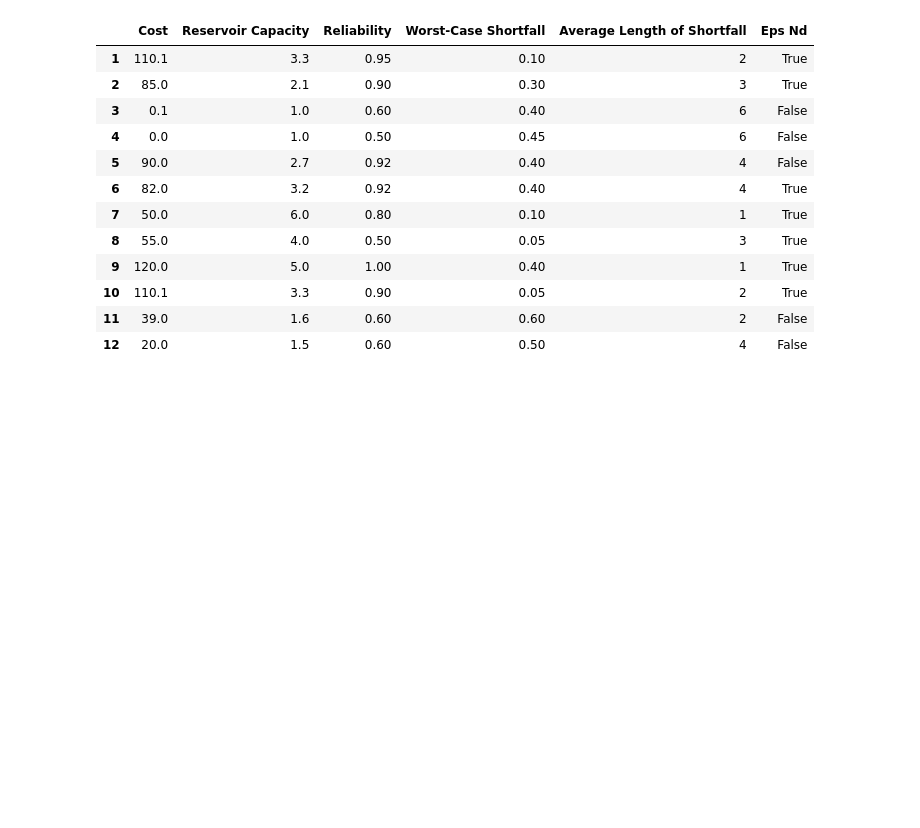
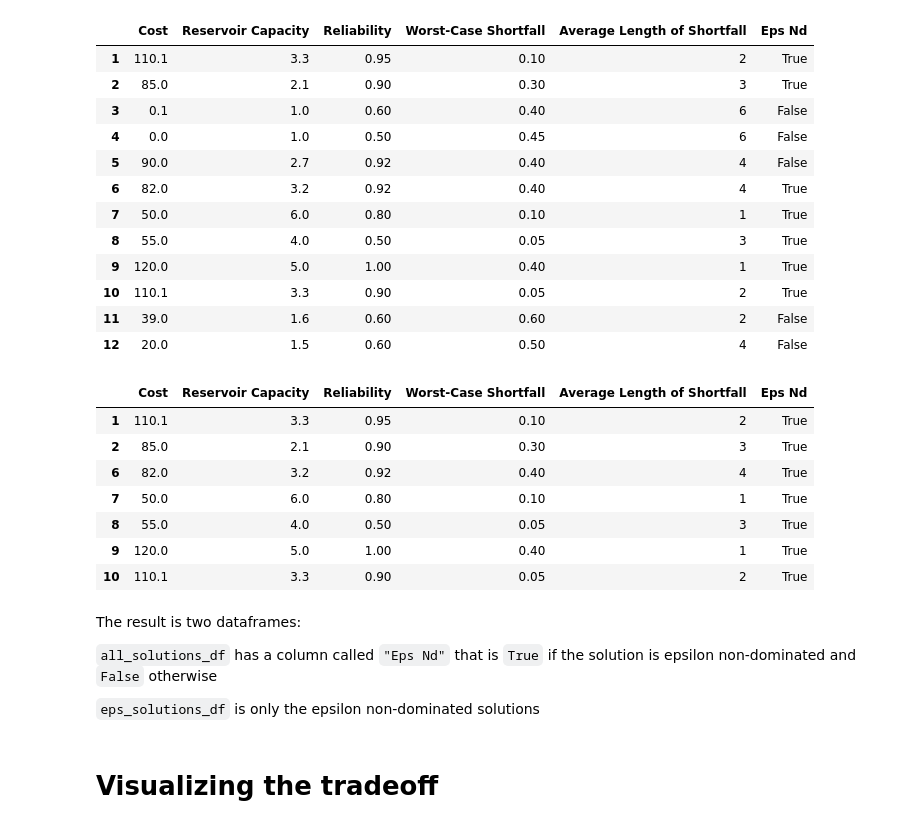
Before and after one commit to jrkasprzyk/CVEN5393, a Jupyter notebook: Colab Notebooks/epsilon-nondominance_generic-example.ipynb, the cells around one changed output. Cells and saved outputs as stored; diff of their text form; code cells hidden in the pictures; blank space fills up the shorter version.

Commit message:
A new command saves only the epsilon non-dominated solutions into a new dataframe. A quick plotting vignette is also added.

```diff
--- a/Colab Notebooks/epsilon-nondominance_generic-example.ipynb
+++ b/Colab Notebooks/epsilon-nondominance_generic-example.ipynb
@@ -150,3 +154,26 @@ all_solutions_df
 | 10 | 110.1 | 3.3 | 0.90 | 0.05 | 2 | True |
 | 11 | 39.0 | 1.6 | 0.60 | 0.60 | 2 | False |
 | 12 | 20.0 | 1.5 | 0.60 | 0.50 | 4 | False |
+# %%
+# create a new dataframe that only contains the rows that were
+# epsilon non-dominated
+eps_solutions_df = all_solutions_df[all_solutions_df["Eps Nd"]].copy(deep=True)
+# %%
+eps_solutions_df
+# %% [output]
+|  | Cost | Reservoir Capacity | Reliability | Worst-Case Shortfall | Average Length of Shortfall | Eps Nd |
+| 1 | 110.1 | 3.3 | 0.95 | 0.10 | 2 | True |
+| 2 | 85.0 | 2.1 | 0.90 | 0.30 | 3 | True |
+| 6 | 82.0 | 3.2 | 0.92 | 0.40 | 4 | True |
+| 7 | 50.0 | 6.0 | 0.80 | 0.10 | 1 | True |
+| 8 | 55.0 | 4.0 | 0.50 | 0.05 | 3 | True |
+| 9 | 120.0 | 5.0 | 1.00 | 0.40 | 1 | True |
+| 10 | 110.1 | 3.3 | 0.90 | 0.05 | 2 | True |
+# %% [markdown]
+The result is two dataframes:
+
+`all_solutions_df` has a column called `"Eps Nd"` that is `True` if the solution is epsilon non-dominated and `False` otherwise
+
+`eps_solutions_df` is only the epsilon non-dominated solutions
+# %% [markdown]
+# Visualizing the tradeoff
```
Also changed, not shown: parts of 6 cells of this notebook.
